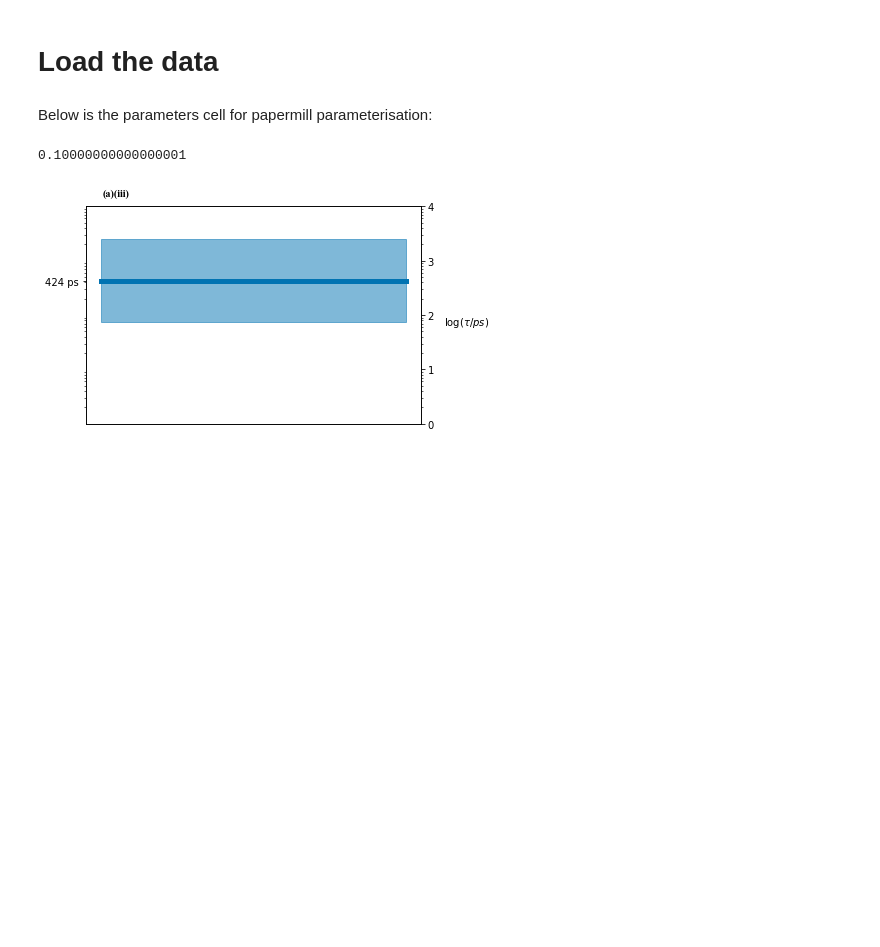
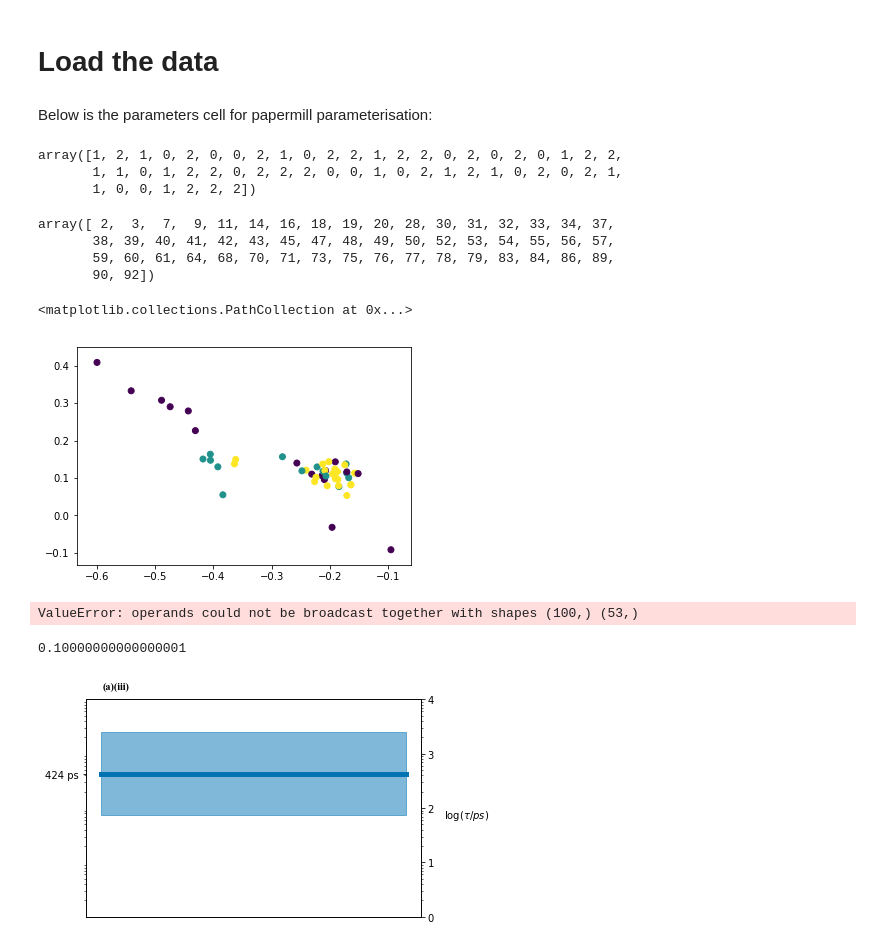
Before and after one commit to RobertArbon/water_diffusion, a Jupyter notebook: paper/4_fig_4_hmm_plots.ipynb, the cells around one changed output. Drawn from its saved outputs; the diff is of its cells as text; code cells hidden in the pictures; blank space fills up the shorter version.

```diff
--- a/paper/4_fig_4_hmm_plots.ipynb
+++ b/paper/4_fig_4_hmm_plots.ipynb
@@ -25,7 +26,30 @@ Below is the parameters cell for papermill parameterisation:
 # %%
 traj_num = 3
 root_dir = 'msm_10ps'
-slice_nums = [(2, 255), (3, 922)]
+slice_nums = [(2, 255), (3, 902)]
 # %%
 bhmms = [pickle.load(open('bhmm_mods/{1}_state/traj_{0}-idx_{2}_bhmm.p'.format(traj_num, *x),'rb'))
          for x in slice_nums]
+# %%
+bhmms[1].metastable_assignments
+# %% [output]
+array([1, 2, 1, 0, 2, 0, 0, 2, 1, 0, 2, 2, 1, 2, 2, 0, 2, 0, 2, 0, 1, 2, 2,
+       1, 1, 0, 1, 2, 2, 0, 2, 2, 2, 0, 0, 1, 0, 2, 1, 2, 1, 0, 2, 0, 2, 1,
+       1, 0, 0, 1, 2, 2, 2])
+# %%
+cluster = KmeansClustering(n_clusters=1).\
+    load('msm_10ps/output_3/902_dtraj_obj.pyemma')
+ccs = cluster.cluster_centers_
+# %%
+idx = bhmms[1].observable_set
+idx
+# %% [output]
+array([ 2,  3,  7,  9, 11, 14, 16, 18, 19, 20, 28, 30, 31, 32, 33, 34, 37,
+       38, 39, 40, 41, 42, 43, 45, 47, 48, 49, 50, 52, 53, 54, 55, 56, 57,
+       59, 60, 61, 64, 68, 70, 71, 73, 75, 76, 77, 78, 79, 83, 84, 86, 89,
+       90, 92])
+# %%
+plt.scatter(ccs[idx, 1], ccs[idx, 2], c=bhmms[1].metastable_assignments)
+# %% [output]
+<matplotlib.collections.PathCollection at 0x...>
+[figure, added]
@@ -32,3 +58,7 @@ bhmms = [pickle.load(open('bhmm_mods/{1}_state/traj_{0}-idx_{2}_bhmm.p'.format(t
+# %%
+hmm.metastable_assignments - bhmms[1].metastable_assignments
+# %% [output]
+ValueError: operands could not be broadcast together with shapes (100,) (53,)
 # %%
 lag = bhmms[0].lagtime
 lag_ps = 10
```
Also changed, not shown: parts of 2 cells of this notebook, 7 other files.
